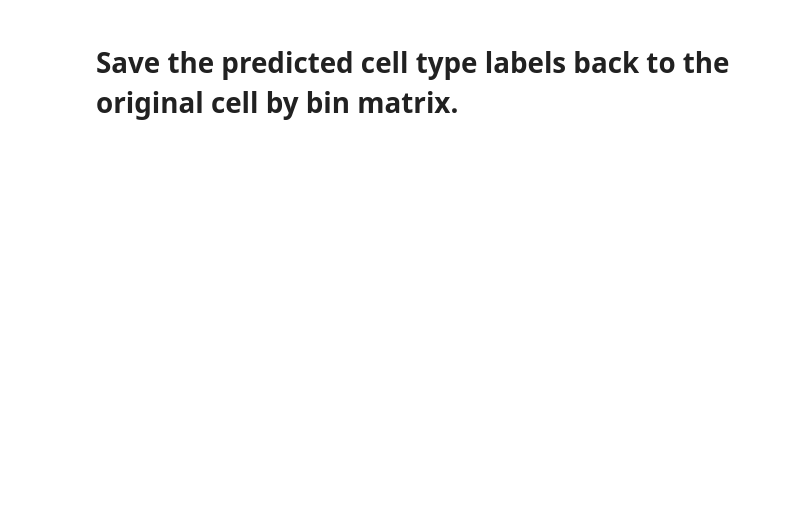
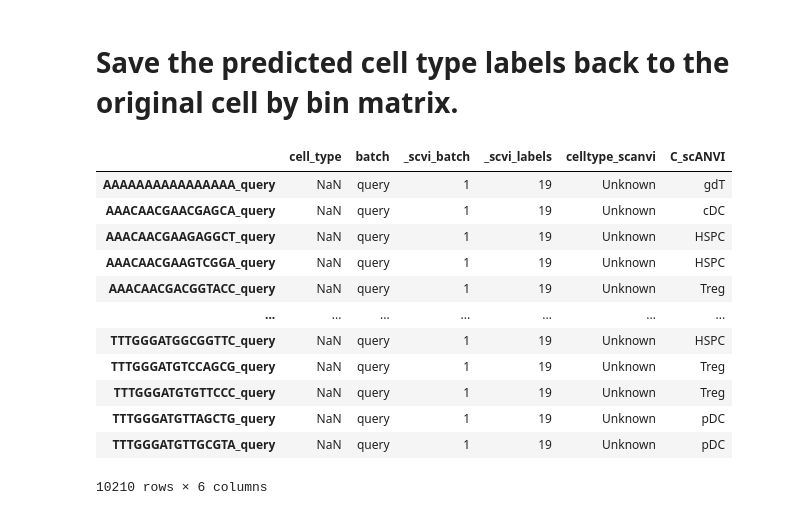
Before and after one commit to Droslj/scATAC-seq-complete-, a Jupyter notebook: scATAC_seq_(1)_complete.ipynb, the cells around one changed output. Drawn from its saved outputs; the diff is of its cells as text; code cells hidden in the pictures; blank space fills up the shorter version.

```diff
--- a/scATAC_seq_(1)_complete.ipynb
+++ b/scATAC_seq_(1)_complete.ipynb
@@ -564,0 +592,16 @@ sc.pl.umap(SRR26046013_DM_AOA_INH, color=['cell_type', "leiden"], wspace=0.45)
+# %%
+query_data.obs
+# %% [output]
+|  | cell_type | batch | _scvi_batch | _scvi_labels | celltype_scanvi | C_scANVI |
+| AAAAAAAAAAAAAAAA_query | NaN | query | 1 | 19 | Unknown | gdT |
+| AAACAACGAACGAGCA_query | NaN | query | 1 | 19 | Unknown | cDC |
+| AAACAACGAAGAGGCT_query | NaN | query | 1 | 19 | Unknown | HSPC |
+| AAACAACGAAGTCGGA_query | NaN | query | 1 | 19 | Unknown | HSPC |
+| AAACAACGACGGTACC_query | NaN | query | 1 | 19 | Unknown | Treg |
+| ... | ... | ... | ... | ... | ... | ... |
+| TTTGGGATGGCGGTTC_query | NaN | query | 1 | 19 | Unknown | HSPC |
+| TTTGGGATGTCCAGCG_query | NaN | query | 1 | 19 | Unknown | Treg |
+| TTTGGGATGTGTTCCC_query | NaN | query | 1 | 19 | Unknown | Treg |
+| TTTGGGATGTTAGCTG_query | NaN | query | 1 | 19 | Unknown | pDC |
+| TTTGGGATGTTGCGTA_query | NaN | query | 1 | 19 | Unknown | pDC |
+10210 rows × 6 columns
```
Also changed, not shown: parts of 8 cells of this notebook.
